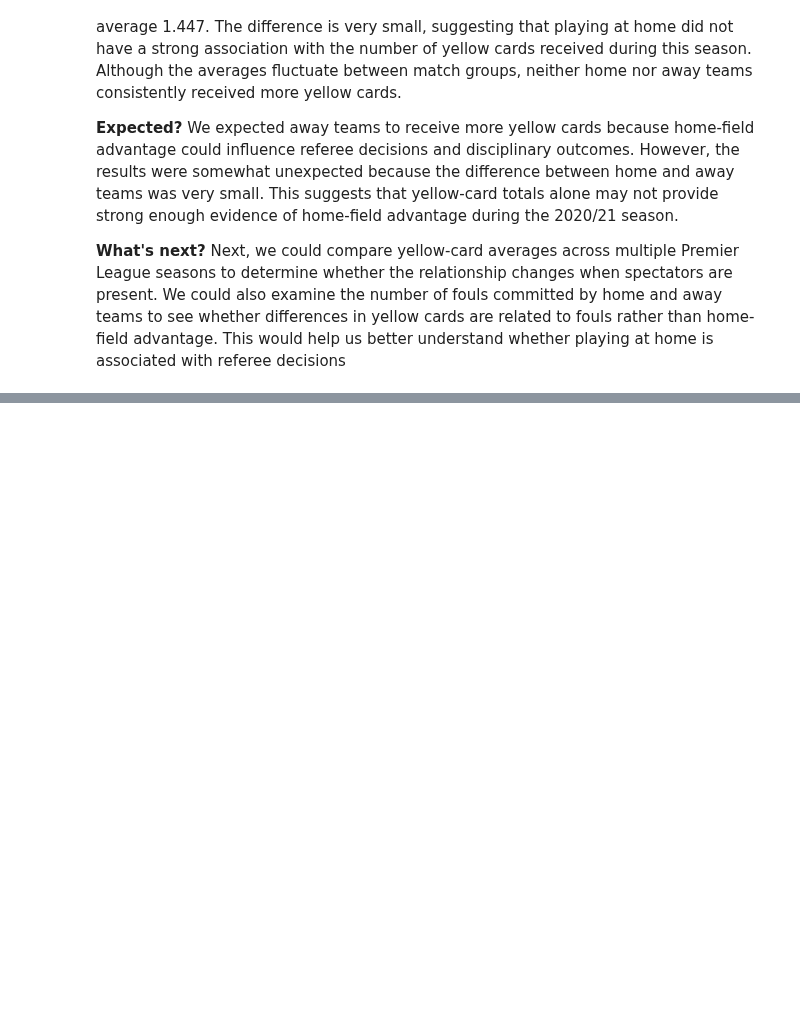
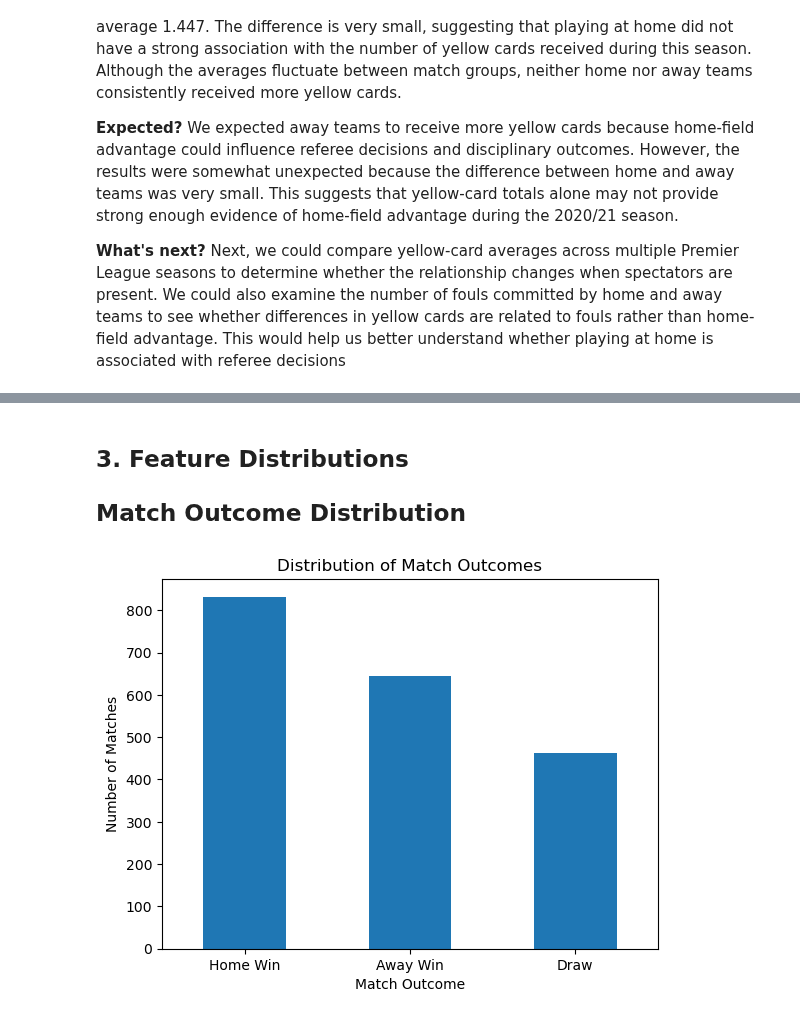
Before and after one commit to YoussefEgh/cs418-football, a Jupyter notebook: eda.ipynb, the cells around one changed output, grey strips where cells are left out. Saved outputs shown, nothing was run; the diff lists cells and outputs as text; code cells hidden in the pictures; blank space fills up the shorter version.

```diff
--- a/eda.ipynb
+++ b/eda.ipynb
@@ -490,0 +499,9 @@ Next, we could compare yellow-card averages across multiple Premier League seaso
+# %%
+import pandas as pd
+
+df = pd.read_csv("data/football_matches_2024_2025.csv")
+
+print(df.shape)
+df.info()
+print(df.isnull().sum())
+display(df.describe(include="all"))
@@ -490,0 +595,4 @@ Next, we could compare yellow-card averages across multiple Premier League seaso
+# %%
+df_clean = df[df["status"] == "FINISHED"].copy()
+
+print(df_clean.shape)
@@ -490,0 +603,7 @@ Next, we could compare yellow-card averages across multiple Premier League seaso
+# %%
+print("Before:", df_clean["date_utc"].dtype)
+
+df_clean["date_utc"] = pd.to_datetime(df_clean["date_utc"], utc=True, errors="coerce")
+
+print("After:", df_clean["date_utc"].dtype)
+print("Invalid dates:", df_clean["date_utc"].isnull().sum())
@@ -490,0 +731,17 @@ Next, we could compare yellow-card averages across multiple Premier League seaso
+# %% [markdown]
+## 3. Feature Distributions
+
+## Match Outcome Distribution
+# %%
+import matplotlib.pyplot as plt
+counts = df_clean["match_outcome"].value_counts()
+
+counts.plot(kind="bar")
+
+plt.title("Distribution of Match Outcomes")
+plt.xlabel("Match Outcome")
+plt.ylabel("Number of Matches")
+plt.xticks(rotation=0)
+plt.show()
+# %% [output]
+[figure, added]
```
Also changed, not shown: parts of 45 cells of this notebook.
